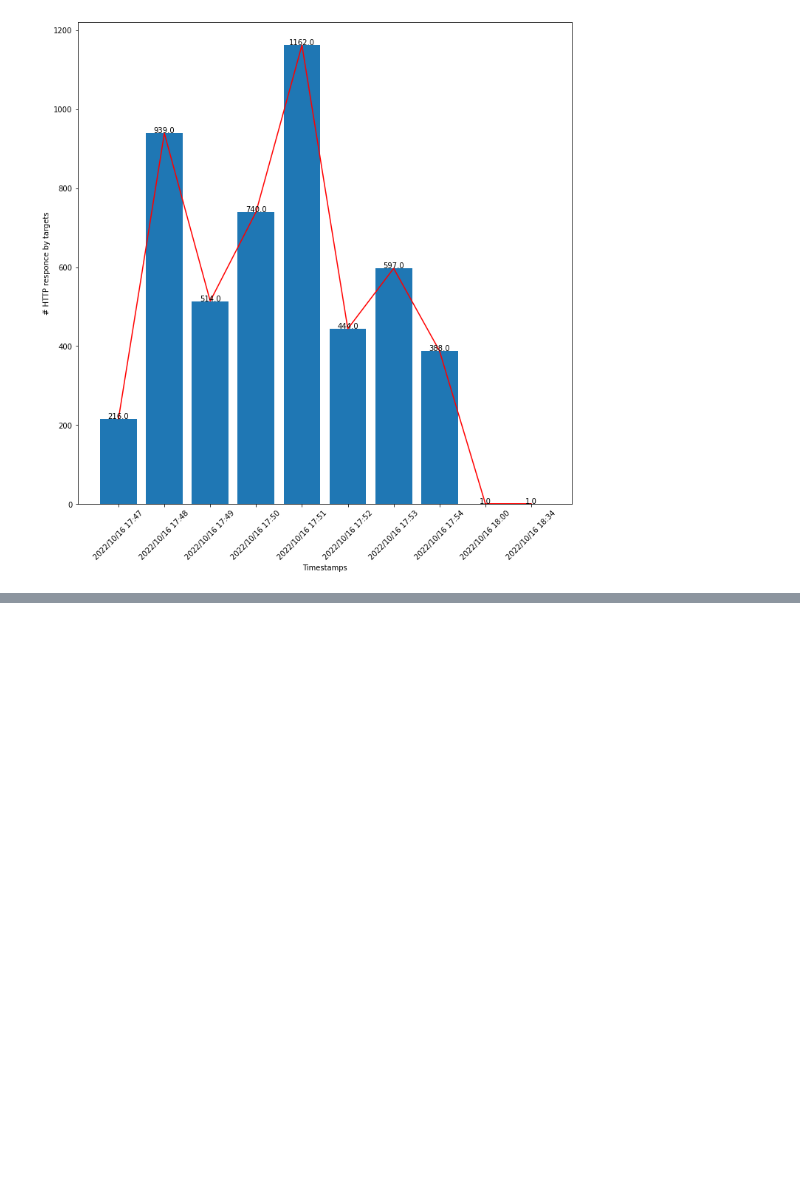
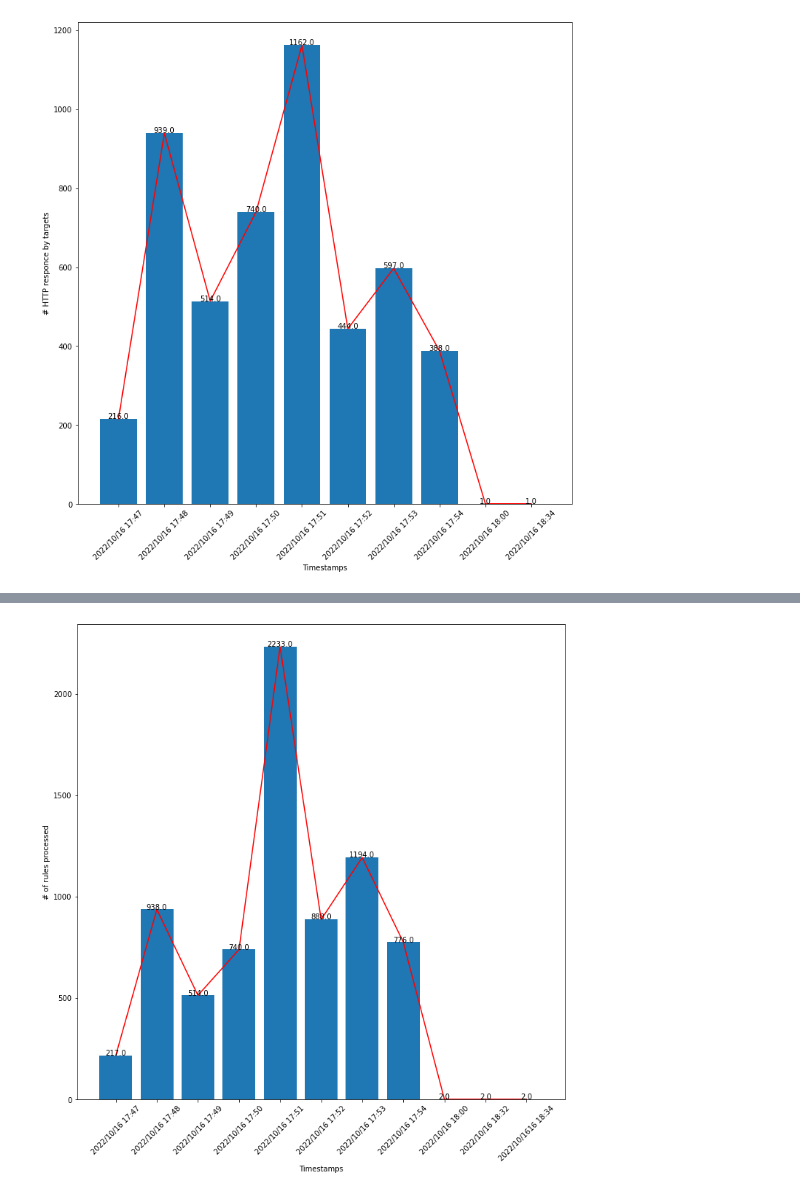
Before and after one commit to elheche/LOG8415, a Jupyter notebook: Assignment_1/src/analysis/loadbalancer_analysis.ipynb, the cells around one changed output, grey strips where cells are left out. Cells and saved outputs as stored; diff of their text form; code cells hidden in the pictures; blank space fills up the shorter version.

```diff
--- a/Assignment_1/src/analysis/loadbalancer_analysis.ipynb
+++ b/Assignment_1/src/analysis/loadbalancer_analysis.ipynb
@@ -86,0 +133,18 @@ pyplot.show()
+# %%
+active_connection_timestamps = list(reversed(['2022/10/1616 18:34', '2022/10/16 18:32', '2022/10/16 18:00', '2022/10/16 17:54', '2022/10/16 17:53', '2022/10/16 17:52', '2022/10/16 17:51', '2022/10/16 17:50', '2022/10/16 17:49', '2022/10/16 17:48', '2022/10/16 17:47']))
+active_connection_values = list(reversed([2.0, 2.0, 2.0, 776.0, 1194.0, 888.0, 2233.0, 740.0, 514.0, 938.0, 217.0]))
+x_axis = np.arange(11)
+# %%
+fig = pyplot.figure(figsize=(12,12))
+#fig.suptitle("Active connection count")
+ax = fig.add_subplot(111)
+ax.bar(active_connection_timestamps, active_connection_values)
+ax.set_xticklabels(active_connection_timestamps,rotation = 45)
+addlabels(active_connection_timestamps, active_connection_values)
+pyplot.xlabel("Timestamps")
+pyplot.ylabel("# of rules processed")
+pyplot.plot(x_axis,active_connection_values, color="r")
+pyplot.savefig("document/Rule_evaluation.pdf", dpi=400)
+pyplot.show()
+# %% [output]
+[figure, added]
```
Also changed, not shown: parts of 11 cells of this notebook, 1 other file.
